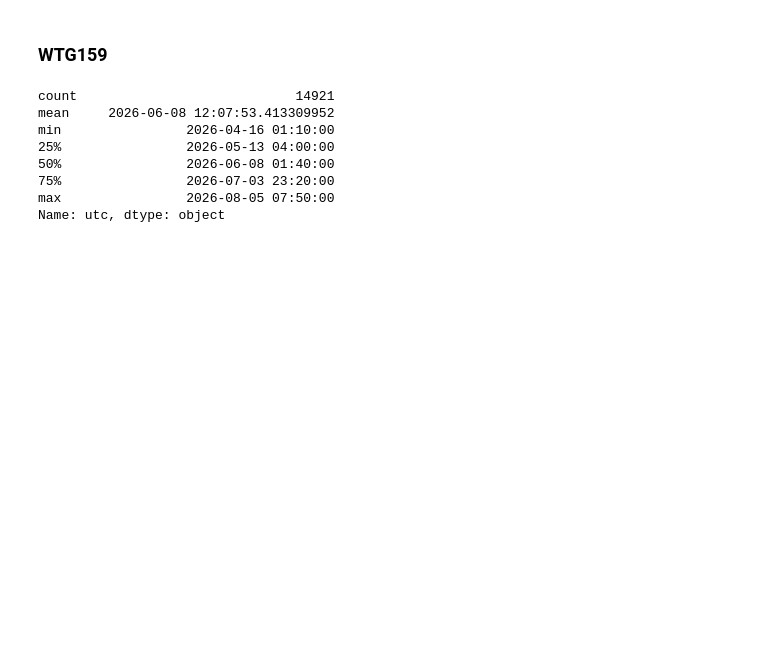
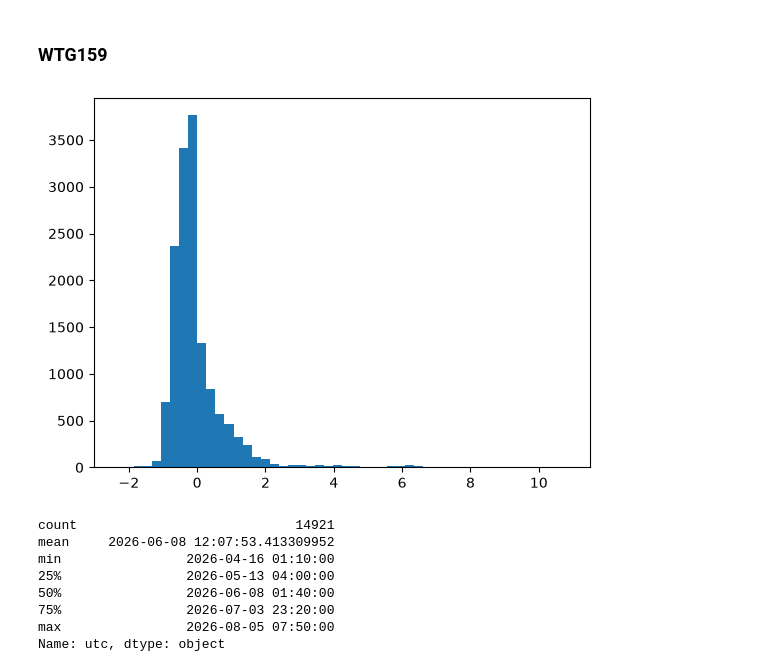
Before and after one commit to Aiden-Badalamenti3/CU-Capstone-Project, a Jupyter notebook: notebooks/carter_notebooks/lidar_comparisons.ipynb, the cells around one changed output. Drawn from its saved outputs; the diff is of its cells as text; code cells hidden in the pictures; blank space fills up the shorter version.

```diff
--- a/notebooks/carter_notebooks/lidar_comparisons.ipynb
+++ b/notebooks/carter_notebooks/lidar_comparisons.ipynb
@@ -69,6 +69,16 @@ ref, var = 'wind_speed_l', 'wind_speed'
 ### WTG159
 # %%
 WTG159 = merge_lidar(full = scada, lidar = lidar_159, selected = columns, a = ref, b = var)
+# %%
+u = WTG159['diff'].mean()
+o = WTG159['diff'].std()
+
+WTG159['Z'] = (WTG159['diff'] - u) / o
+
+plt.hist(WTG159['Z'], bins = 50)
+plt.show()
+# %% [output]
+[figure, added]
 # %%
 WTG159['utc'].describe()
 # %% [output]
```
